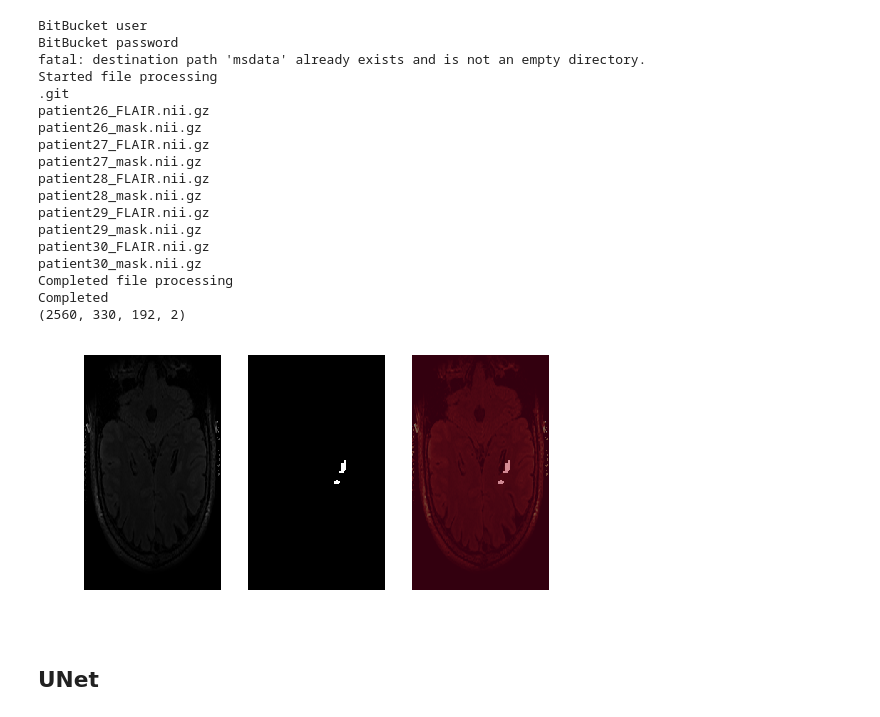
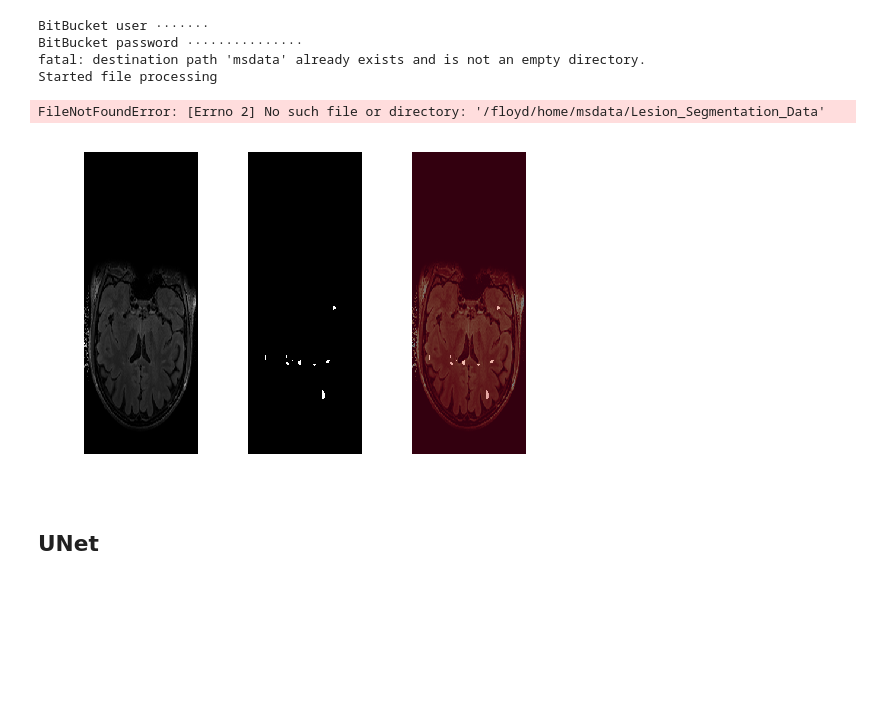
Before and after one commit to sidijju/MSSegmentation, a Jupyter notebook: MSseg.ipynb, the cells around one changed output. Saved outputs shown, nothing was run; the diff lists cells and outputs as text; code cells hidden in the pictures; blank space fills up the shorter version.

```diff
--- a/MSseg.ipynb
+++ b/MSseg.ipynb
@@ -197,7 +197,7 @@ class MSDataset(Dataset):
 
         !git clone https://$BITBUCKET_AUTH@bitbucket.org/sidijju/msdata.git
 
-        root = direc + "/msdata/"
+        root = direc + "/msdata/Lesion_Segmentation_Data"
 
         self.mri = []
         self.mask = []
@@ -217,17 +217,17 @@ class MSDataset(Dataset):
                 for image in dat:
                     image = image.astype(float)
                     image = np.expand_dims(preprocessing.normalize(image), axis = -1)
-                    image = image[:, 150:480, :]
+                    #image = image[:, 150:480, :]
                     self.mri.append(image)
 
-            if "mask" in filename:
+            if "consensus_gt" in filename:
                 img = nib.load(root + filename)
                 dat = img.get_data()
                 dat = np.rollaxis(dat, 1)
                 for image in dat:
                     image = image.astype(float)
                     image = np.expand_dims(image, axis = -1)
-                    image = image[:, 150:480, :]
+                    #image = image[:, 150:480, :]
                     if not (np.amax(image) == 0.0):
                         good_indices.append(index)
                     self.mask.append(image)
@@ -269,21 +269,8 @@ image_shape = (r_dim, c_dim, 1)
 # %%
 dataset = MSDataset()
 # %% [output]
-BitBucket user
-BitBucket password
+BitBucket user ·······
+BitBucket password ···············
 fatal: destination path 'msdata' already exists and is not an empty directory.
 Started file processing
-.git
-patient26_FLAIR.nii.gz
-patient26_mask.nii.gz
-patient27_FLAIR.nii.gz
-patient27_mask.nii.gz
-patient28_FLAIR.nii.gz
-patient28_mask.nii.gz
-patient29_FLAIR.nii.gz
-patient29_mask.nii.gz
-patient30_FLAIR.nii.gz
-patient30_mask.nii.gz
-Completed file processing
-Completed
-(2560, 330, 192, 2)
+FileNotFoundError: [Errno 2] No such file or directory: '/floyd/home/msdata/Lesion_Segmentation_Data'
@@ -297,26 +277,39 @@ y_test = np.expand_dims(y_test, axis = -1)
+# %%
+from sklearn.utils import shuffle
+def get_data(start, end):
+    x = dataset.data[start:end , :, :, 0]
+    y = dataset.data[start:end , :, :, 1]
+    x, y = shuffle(x, y)
+    x, y = np.expand_dims(x, axis = -1), np.expand_dims(y, axis = -1)
+    return x, y
+
+size = dataset.data.shape[0]
+x_train, y_train = get_data(0, int(size*.6))
+x_val, y_val = get_data(int(size*.6), int(size*.8))
+x_test, y_test = get_data(int(size*.8), int(size))
 # %%
-index = 35
+index = 20
 fig = plt.figure(dpi = 100)
 plt.tight_layout()
 
 fig.add_subplot(1, 3, 1)
 plt.axis('off')
 a = x_train[index, :, :, 0]
 plt.imshow(a, cmap = 'gray')
 
 fig.add_subplot(1, 3, 2)
 plt.axis('off')
 b = y_train[index, :, :, 0]
 plt.imshow(b, cmap = 'gray')
 
 fig.add_subplot(1, 3, 3)
 plt.axis('off')
 plt.imshow(b, cmap = 'gray', interpolation= 'none')
 plt.imshow(a, cmap='RdGy', alpha=0.5, interpolation = 'none')
 
 plt.show()
 # %% [output]
-[figure, old version]
+[figure, new version]
 # %% [markdown]
 ## UNet
 # %%
```
Also changed, not shown: parts of 21 cells of this notebook, 7 other files.
